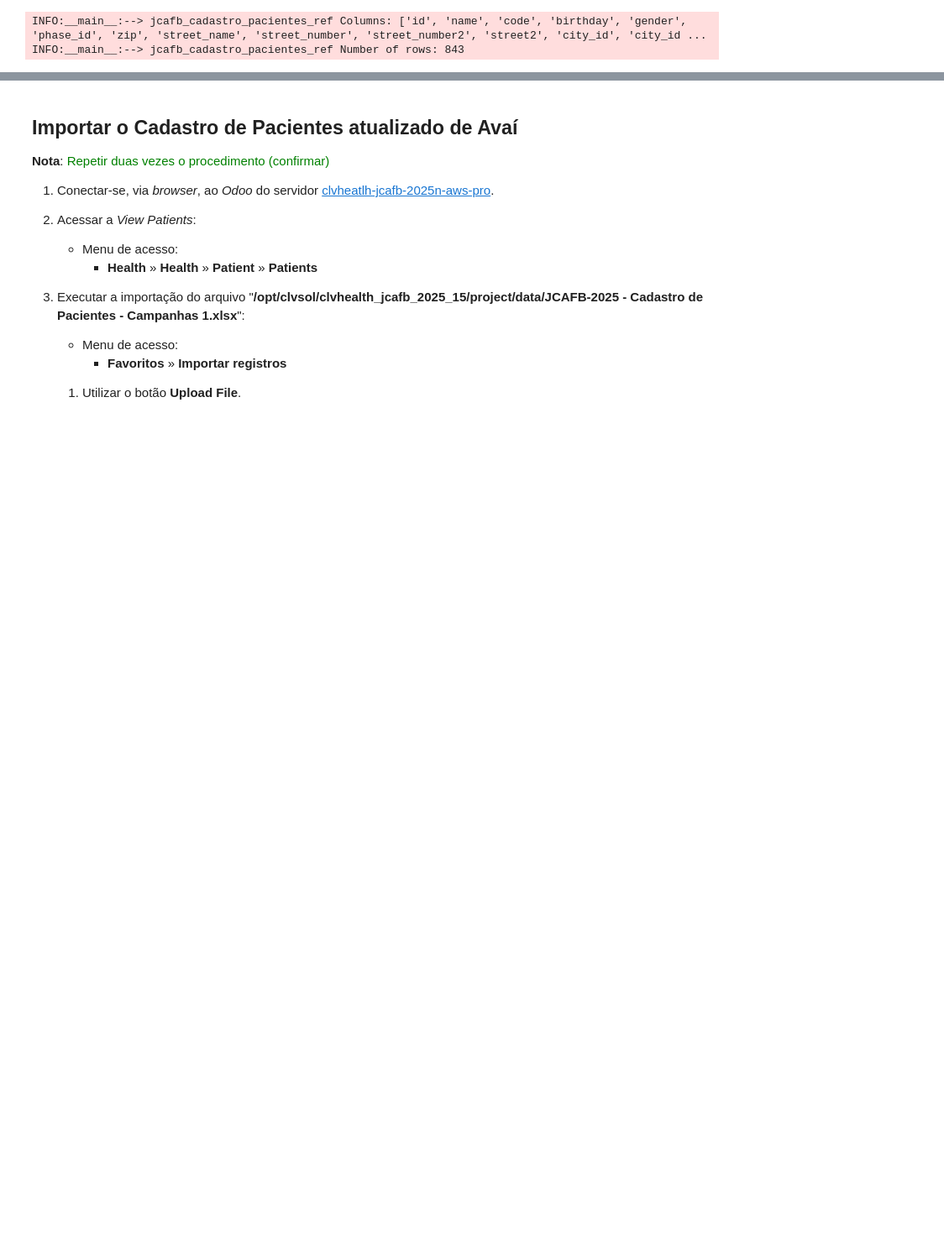
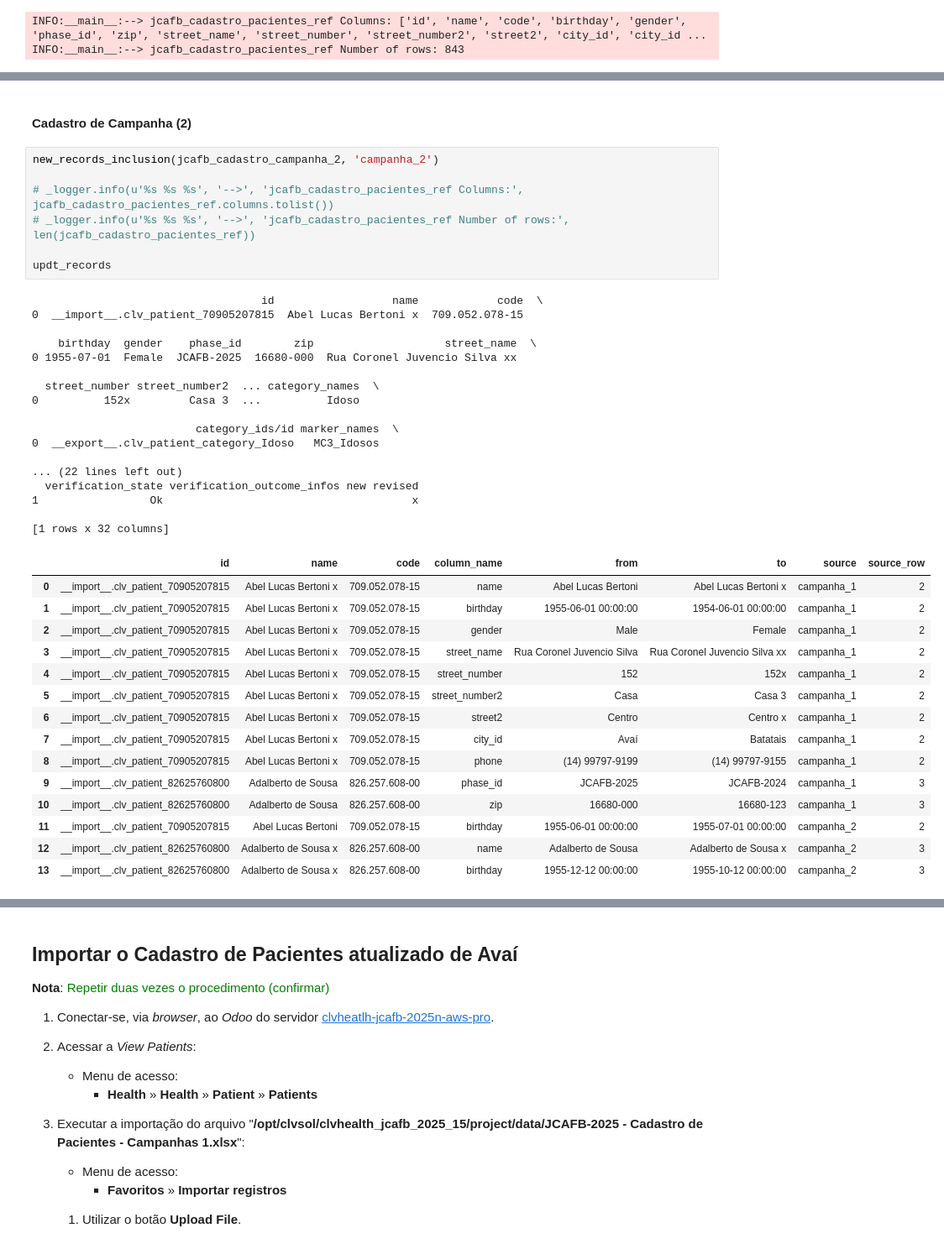
Before and after one commit to CLVsol/clvhealth_jcafb_2025_15, a Jupyter notebook: project/JCAFB-2025 - Cadastro de Pacientes - off-line.ipynb, the cells around one changed output, grey strips where cells are left out. Shown at 84% size. Drawn from its saved outputs; the diff is of its cells as text; blank space fills up the shorter version.

```diff
--- a/project/JCAFB-2025 - Cadastro de Pacientes - off-line.ipynb
+++ b/project/JCAFB-2025 - Cadastro de Pacientes - off-line.ipynb
@@ -57,0 +521,42 @@ INFO:__main__:--> jcafb_cadastro_campanha_1 Number of rows: 844
+# %% [markdown]
+#### Cadastro de Campanha (2)
+# %%
+new_records_inclusion(jcafb_cadastro_campanha_2, 'campanha_2')
+
+# _logger.info(u'%s %s %s', '-->', 'jcafb_cadastro_pacientes_ref Columns:', jcafb_cadastro_pacientes_ref.columns.tolist())
+# _logger.info(u'%s %s %s', '-->', 'jcafb_cadastro_pacientes_ref Number of rows:', len(jcafb_cadastro_pacientes_ref))
+
+updt_records
+# %% [output]
+                                   id                  name            code  \
+0  __import__.clv_patient_70905207815  Abel Lucas Bertoni x  709.052.078-15
+
+    birthday  gender    phase_id        zip                    street_name  \
+0 1955-07-01  Female  JCAFB-2025  16680-000  Rua Coronel Juvencio Silva xx
+
+  street_number street_number2  ... category_names  \
+0          152x         Casa 3  ...          Idoso
+
+                         category_ids/id marker_names  \
+0  __export__.clv_patient_category_Idoso   MC3_Idosos
+
+... (22 lines left out)
+  verification_state verification_outcome_infos new revised
+1                 Ok                                      x
+
+[1 rows x 32 columns]
+|  | id | name | code | column_name | from | to | source | source_row |
+| 0 | __import__.clv_patient_70905207815 | Abel Lucas Bertoni x | 709.052.078-15 | name | Abel Lucas Bertoni | Abel Lucas Bertoni x | campanha_1 | 2 |
+| 1 | __import__.clv_patient_70905207815 | Abel Lucas Bertoni x | 709.052.078-15 | birthday | 1955-06-01 00:00:00 | 1954-06-01 00:00:00 | campanha_1 | 2 |
+| 2 | __import__.clv_patient_70905207815 | Abel Lucas Bertoni x | 709.052.078-15 | gender | Male | Female | campanha_1 | 2 |
+| 3 | __import__.clv_patient_70905207815 | Abel Lucas Bertoni x | 709.052.078-15 | street_name | Rua Coronel Juvencio Silva | Rua Coronel Juvencio Silva xx | campanha_1 | 2 |
+| 4 | __import__.clv_patient_70905207815 | Abel Lucas Bertoni x | 709.052.078-15 | street_number | 152 | 152x | campanha_1 | 2 |
+| 5 | __import__.clv_patient_70905207815 | Abel Lucas Bertoni x | 709.052.078-15 | street_number2 | Casa | Casa 3 | campanha_1 | 2 |
+| 6 | __import__.clv_patient_70905207815 | Abel Lucas Bertoni x | 709.052.078-15 | street2 | Centro | Centro x | campanha_1 | 2 |
+| 7 | __import__.clv_patient_70905207815 | Abel Lucas Bertoni x | 709.052.078-15 | city_id | Avaí | Batatais | campanha_1 | 2 |
+| 8 | __import__.clv_patient_70905207815 | Abel Lucas Bertoni x | 709.052.078-15 | phone | (14) 99797-9199 | (14) 99797-9155 | campanha_1 | 2 |
+| 9 | __import__.clv_patient_82625760800 | Adalberto de Sousa | 826.257.608-00 | phase_id | JCAFB-2025 | JCAFB-2024 | campanha_1 | 3 |
+| 10 | __import__.clv_patient_82625760800 | Adalberto de Sousa | 826.257.608-00 | zip | 16680-000 | 16680-123 | campanha_1 | 3 |
+| 11 | __import__.clv_patient_70905207815 | Abel Lucas Bertoni | 709.052.078-15 | birthday | 1955-06-01 00:00:00 | 1955-07-01 00:00:00 | campanha_2 | 2 |
+| 12 | __import__.clv_patient_82625760800 | Adalberto de Sousa x | 826.257.608-00 | name | Adalberto de Sousa | Adalberto de Sousa x | campanha_2 | 3 |
+| 13 | __import__.clv_patient_82625760800 | Adalberto de Sousa x | 826.257.608-00 | birthday | 1955-12-12 00:00:00 | 1955-10-12 00:00:00 | campanha_2 | 3 |
```
Also changed, not shown: parts of 60 cells of this notebook.
